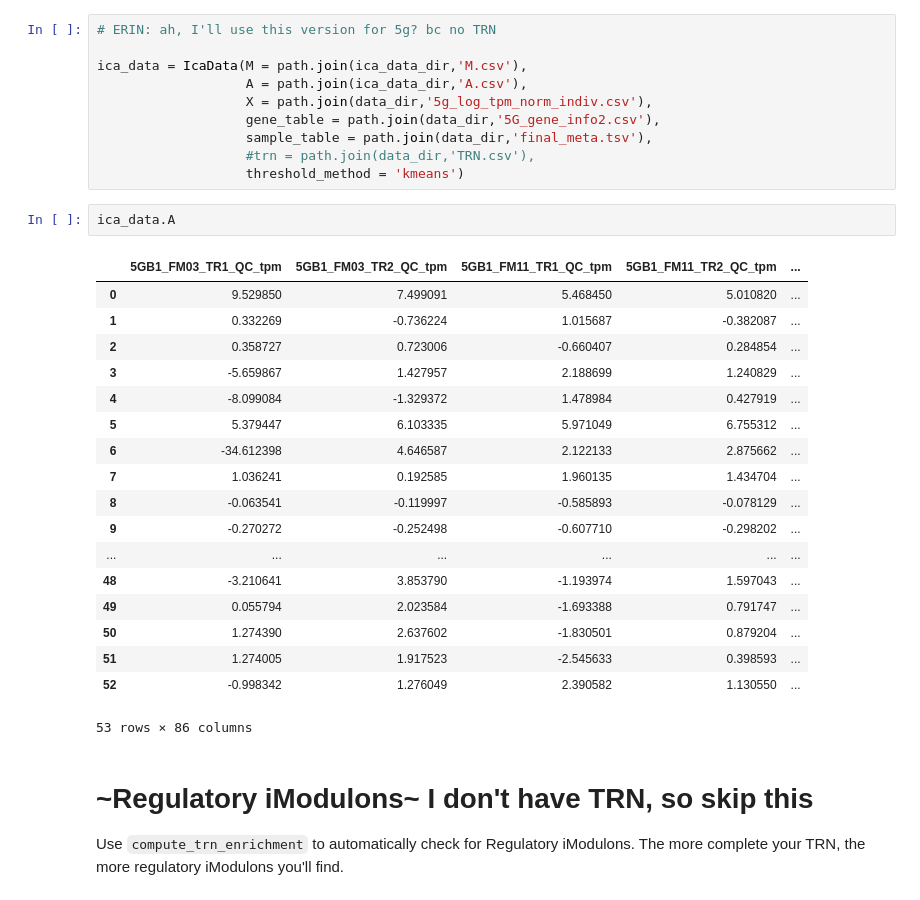
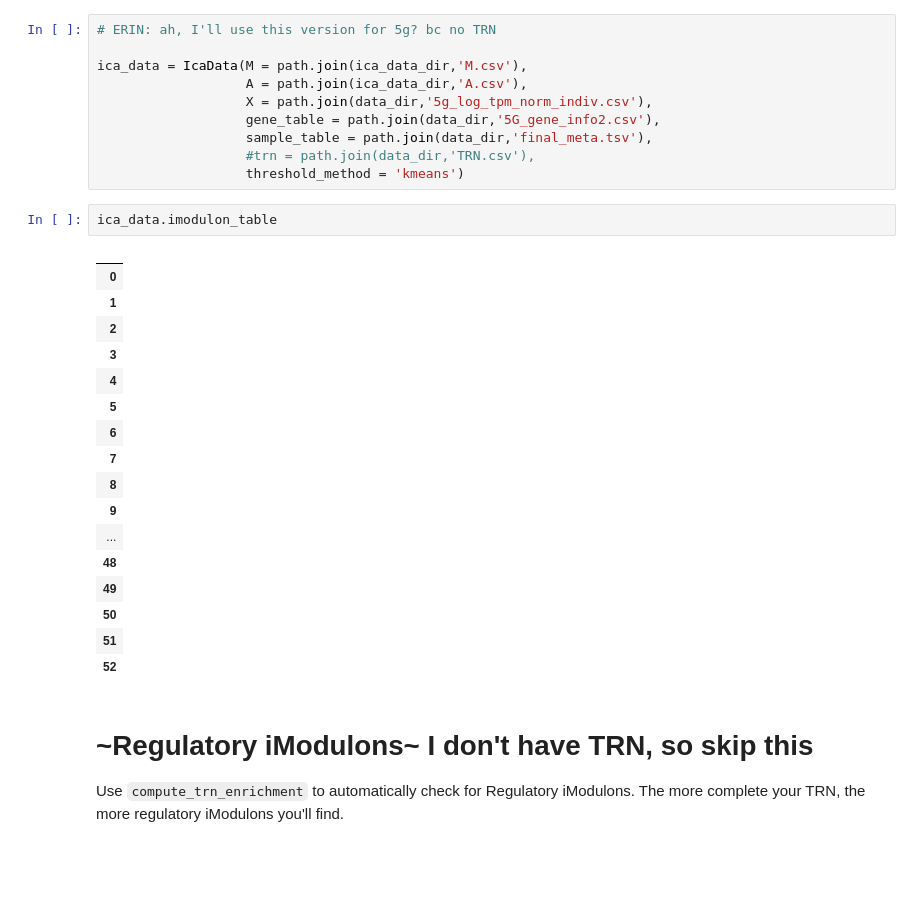
Before and after one commit to erinhwilson/modulome-workflow, a Jupyter notebook: 5_characterize_iModulons/2_iModulon_characterization_Erin.ipynb, the cells around one changed output. Cells and saved outputs as stored; diff of their text form; blank space fills up the shorter version.

```diff
--- a/5_characterize_iModulons/2_iModulon_characterization_Erin.ipynb
+++ b/5_characterize_iModulons/2_iModulon_characterization_Erin.ipynb
@@ -163,26 +161,25 @@ ica_data = IcaData(M = path.join(ica_data_dir,'M.csv'),
                    #trn = path.join(data_dir,'TRN.csv'),
                    threshold_method = 'kmeans')
 # %%
-ica_data.A
+ica_data.imodulon_table
 # %% [output]
-|  | 5GB1_FM03_TR1_QC_tpm | 5GB1_FM03_TR2_QC_tpm | 5GB1_FM11_TR1_QC_tpm | 5GB1_FM11_TR2_QC_tpm | ... |
-| 0 | 9.529850 | 7.499091 | 5.468450 | 5.010820 | ... |
-| 1 | 0.332269 | -0.736224 | 1.015687 | -0.382087 | ... |
-| 2 | 0.358727 | 0.723006 | -0.660407 | 0.284854 | ... |
-| 3 | -5.659867 | 1.427957 | 2.188699 | 1.240829 | ... |
-| 4 | -8.099084 | -1.329372 | 1.478984 | 0.427919 | ... |
-| 5 | 5.379447 | 6.103335 | 5.971049 | 6.755312 | ... |
-| 6 | -34.612398 | 4.646587 | 2.122133 | 2.875662 | ... |
-| 7 | 1.036241 | 0.192585 | 1.960135 | 1.434704 | ... |
-| 8 | -0.063541 | -0.119997 | -0.585893 | -0.078129 | ... |
-| 9 | -0.270272 | -0.252498 | -0.607710 | -0.298202 | ... |
-| ... | ... | ... | ... | ... | ... |
-| 48 | -3.210641 | 3.853790 | -1.193974 | 1.597043 | ... |
-| 49 | 0.055794 | 2.023584 | -1.693388 | 0.791747 | ... |
-| 50 | 1.274390 | 2.637602 | -1.830501 | 0.879204 | ... |
-| 51 | 1.274005 | 1.917523 | -2.545633 | 0.398593 | ... |
-| 52 | -0.998342 | 1.276049 | 2.390582 | 1.130550 | ... |
+|  |
+| 0 |
+| 1 |
+| 2 |
+| 3 |
+| 4 |
+| 5 |
+| 6 |
+| 7 |
+| 8 |
+| 9 |
+| ... |
+| 48 |
+| 49 |
+| 50 |
+| 51 |
+| 52 |
-53 rows × 86 columns
 # %% [markdown]
 # ~Regulatory iModulons~ I don't have TRN, so skip this
 Use `compute_trn_enrichment` to automatically check for Regulatory iModulons. The more complete your TRN, the more regulatory iModulons you'll find.
```
Also changed, not shown: parts of 16 cells of this notebook, 1 other file.
